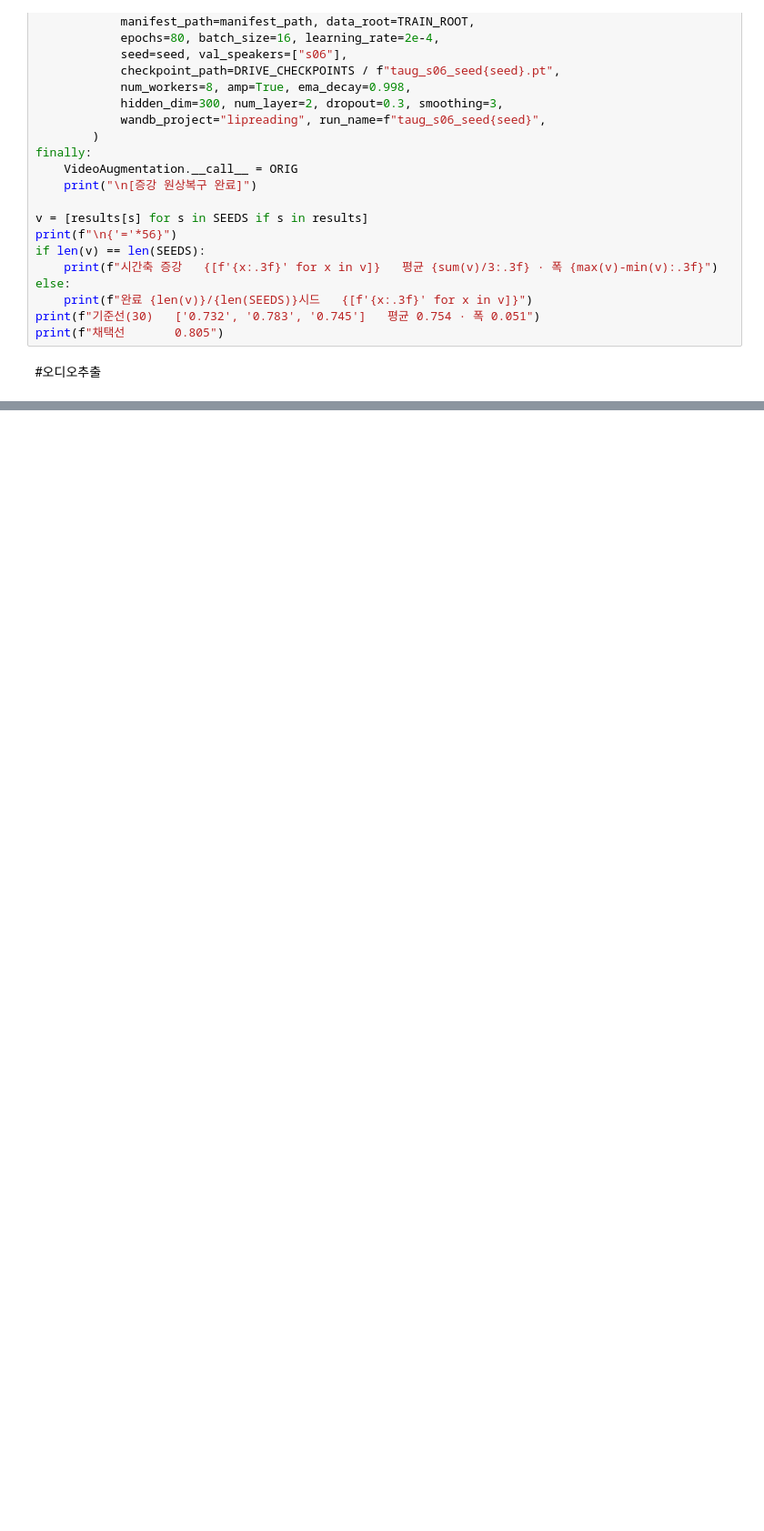
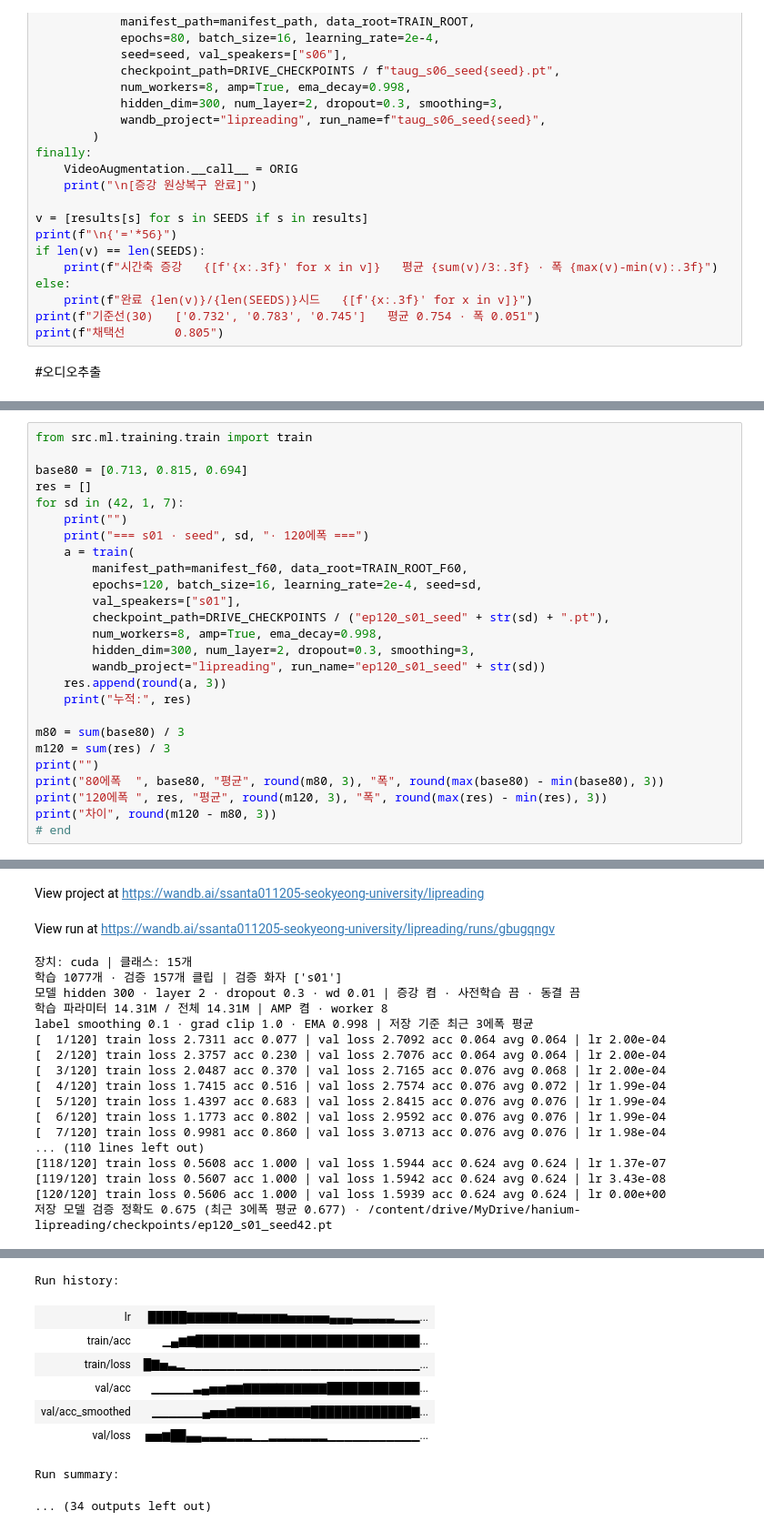
Before and after one commit to HumanRhoid/hanium-lipreading, a Jupyter notebook: notebooks/colab_pipeline.ipynb, the cells around one changed output, grey strips where cells are left out. Shown at 91% size. Saved outputs shown, nothing was run; the diff lists cells and outputs as text; blank space fills up the shorter version.

```diff
--- a/notebooks/colab_pipeline.ipynb
+++ b/notebooks/colab_pipeline.ipynb
@@ -995,0 +1029,27 @@ print(f"최근접   {near}/40 ({near/40:.2f})   ← 이게 실제 성능")
+# %%
+from src.ml.training.train import train
+
+base80 = [0.713, 0.815, 0.694]
+res = []
+for sd in (42, 1, 7):
+    print("")
+    print("=== s01 · seed", sd, "· 120에폭 ===")
+    a = train(
+        manifest_path=manifest_f60, data_root=TRAIN_ROOT_F60,
+        epochs=120, batch_size=16, learning_rate=2e-4, seed=sd,
+        val_speakers=["s01"],
+        checkpoint_path=DRIVE_CHECKPOINTS / ("ep120_s01_seed" + str(sd) + ".pt"),
+        num_workers=8, amp=True, ema_decay=0.998,
+        hidden_dim=300, num_layer=2, dropout=0.3, smoothing=3,
+        wandb_project="lipreading", run_name="ep120_s01_seed" + str(sd))
+    res.append(round(a, 3))
+    print("누적:", res)
+
+m80 = sum(base80) / 3
+m120 = sum(res) / 3
+print("")
+print("80에폭  ", base80, "평균", round(m80, 3), "폭", round(max(base80) - min(base80), 3))
+print("120에폭 ", res, "평균", round(m120, 3), "폭", round(max(res) - min(res), 3))
+print("차이", round(m120 - m80, 3))
+# end
+# %% [output]
@@ -995,0 +1061,19 @@ print(f"최근접   {near}/40 ({near/40:.2f})   ← 이게 실제 성능")
+View project at https://wandb.ai/ssanta011205-seokyeong-university/lipreading
+View run at https://wandb.ai/ssanta011205-seokyeong-university/lipreading/runs/gbugqngv
+장치: cuda | 클래스: 15개
+학습 1077개 · 검증 157개 클립 | 검증 화자 ['s01']
+모델 hidden 300 · layer 2 · dropout 0.3 · wd 0.01 | 증강 켬 · 사전학습 끔 · 동결 끔
+학습 파라미터 14.31M / 전체 14.31M | AMP 켬 · worker 8
+label smoothing 0.1 · grad clip 1.0 · EMA 0.998 | 저장 기준 최근 3에폭 평균
+[  1/120] train loss 2.7311 acc 0.077 | val loss 2.7092 acc 0.064 avg 0.064 | lr 2.00e-04
+[  2/120] train loss 2.3757 acc 0.230 | val loss 2.7076 acc 0.064 avg 0.064 | lr 2.00e-04
+[  3/120] train loss 2.0487 acc 0.370 | val loss 2.7165 acc 0.076 avg 0.068 | lr 2.00e-04
+[  4/120] train loss 1.7415 acc 0.516 | val loss 2.7574 acc 0.076 avg 0.072 | lr 1.99e-04
+[  5/120] train loss 1.4397 acc 0.683 | val loss 2.8415 acc 0.076 avg 0.076 | lr 1.99e-04
+[  6/120] train loss 1.1773 acc 0.802 | val loss 2.9592 acc 0.076 avg 0.076 | lr 1.99e-04
+[  7/120] train loss 0.9981 acc 0.860 | val loss 3.0713 acc 0.076 avg 0.076 | lr 1.98e-04
+... (110 lines left out)
+[118/120] train loss 0.5608 acc 1.000 | val loss 1.5944 acc 0.624 avg 0.624 | lr 1.37e-07
+[119/120] train loss 0.5607 acc 1.000 | val loss 1.5942 acc 0.624 avg 0.624 | lr 3.43e-08
+[120/120] train loss 0.5606 acc 1.000 | val loss 1.5939 acc 0.624 avg 0.624 | lr 0.00e+00
+저장 모델 검증 정확도 0.675 (최근 3에폭 평균 0.677) · /content/drive/MyDrive/hanium-lipreading/checkpoints/ep120_s01_seed42.pt
@@ -995,0 +1081,9 @@ print(f"최근접   {near}/40 ({near/40:.2f})   ← 이게 실제 성능")
+Run history:
+| lr | █████▇▇▇▇▇▇▆▆▆▆▆▆▅▅▅▅▅▄▄▄▃▃▃▃▃▂▂▂... |
+| train/acc | ▁▄▆▇█████████████████████████████... |
+| train/loss | █▇▅▃▂▁▁▁▁▁▁▁▁▁▁▁▁▁▁▁▁▁▁▁▁▁▁▁▁▁▁▁▁... |
+| val/acc | ▁▁▁▁▁▃▄▅▅▆▆▇▇▇▇▇▇▇▇▇▇████████████... |
+| val/acc_smoothed | ▁▁▁▁▁▁▄▅▅▆▇▇▇▇▇▇▇▇▇█████████████▇... |
+| val/loss | ▅▅▆██▄▄▃▃▃▂▂▂▁▁▂▂▂▂▂▂▂▁▁▁▁▁▁▁▁▁▁▁... |
+Run summary:
+... (34 outputs left out)
```
Also changed, not shown: parts of 11 cells of this notebook.
